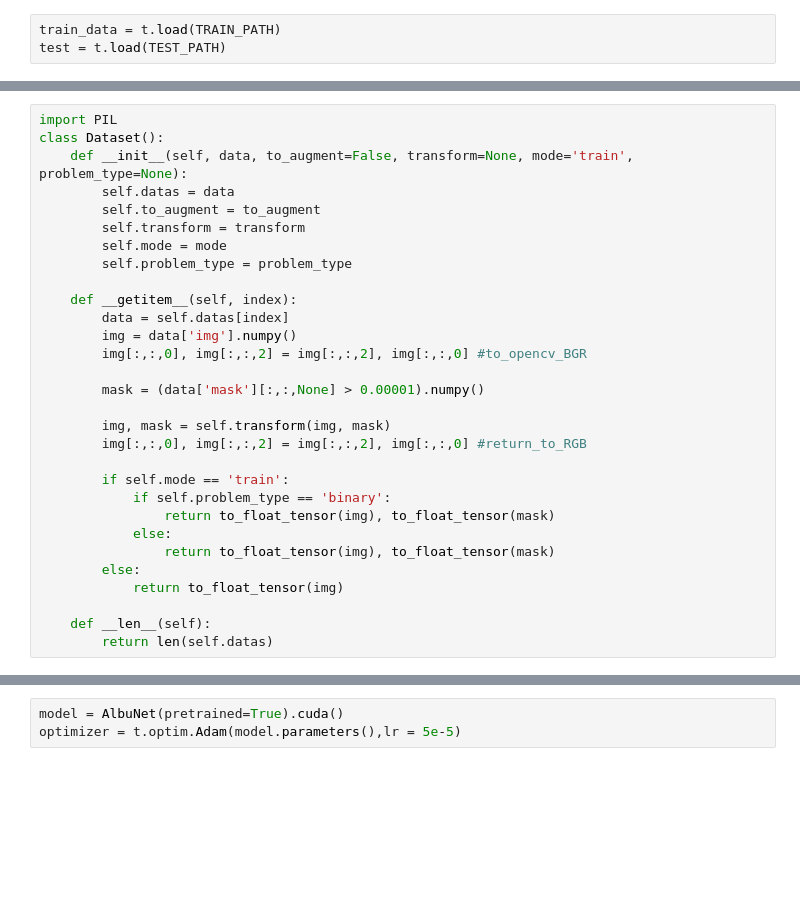
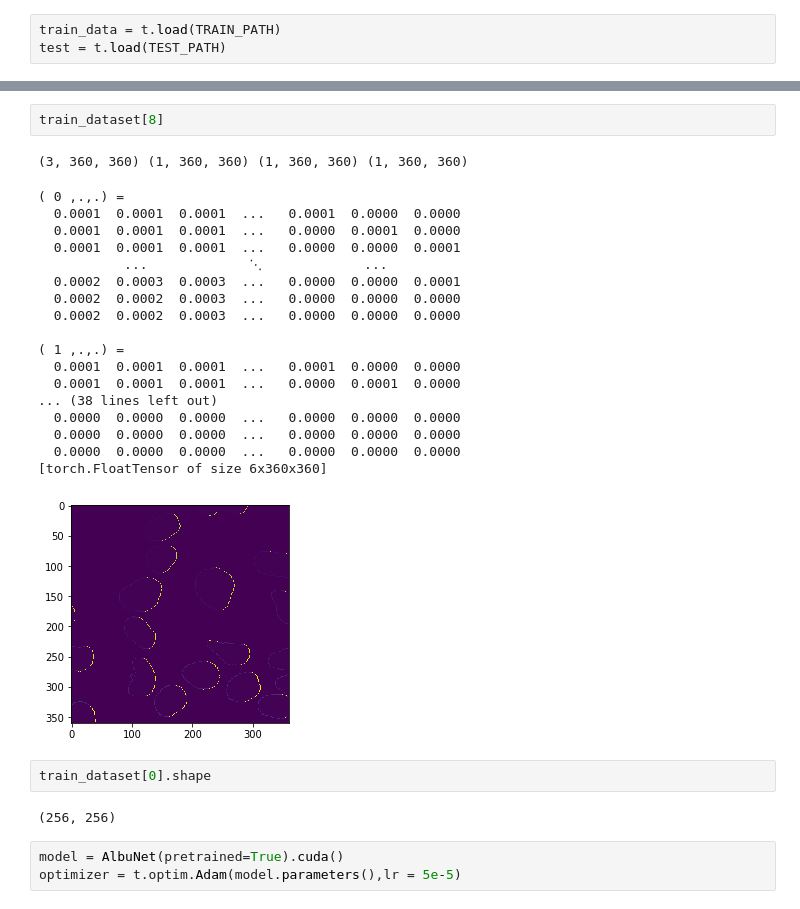
Before and after one commit to stas6626/bowl, a Jupyter notebook: Untitled.ipynb, the cells around one changed output, grey strips where cells are left out. Drawn from its saved outputs; the diff is of its cells as text; blank space fills up the shorter version.

```diff
--- a/Untitled.ipynb
+++ b/Untitled.ipynb
@@ -113,30 +163,0 @@ array([[16., 16., 16., ...,  0.,  0.,  0.],
-# %%
-import PIL
-class Dataset():
-    def __init__(self, data, to_augment=False, transform=None, mode='train', problem_type=None):
-        self.datas = data
-        self.to_augment = to_augment
-        self.transform = transform
-        self.mode = mode
-        self.problem_type = problem_type
-
-    def __getitem__(self, index):
-        data = self.datas[index]
-        img = data['img'].numpy()
-        img[:,:,0], img[:,:,2] = img[:,:,2], img[:,:,0] #to_opencv_BGR
-
-        mask = (data['mask'][:,:,None] > 0.00001).numpy()
-
-        img, mask = self.transform(img, mask)
-        img[:,:,0], img[:,:,2] = img[:,:,2], img[:,:,0] #return_to_RGB
-
-        if self.mode == 'train':
-            if self.problem_type == 'binary':
-                return to_float_tensor(img), to_float_tensor(mask)
-            else:
-                return to_float_tensor(img), to_float_tensor(mask)
-        else:
-            return to_float_tensor(img)
-
-    def __len__(self):
-        return len(self.datas)
@@ -176,3 +303,29 @@ TypeError: 'float' object cannot be interpreted as an integer
+# %%
+train_dataset[8]
+# %% [output]
+(3, 360, 360) (1, 360, 360) (1, 360, 360) (1, 360, 360)
+( 0 ,.,.) =
+  0.0001  0.0001  0.0001  ...   0.0001  0.0000  0.0000
+  0.0001  0.0001  0.0001  ...   0.0000  0.0001  0.0000
+  0.0001  0.0001  0.0001  ...   0.0000  0.0000  0.0001
+           ...             ⋱             ...
+  0.0002  0.0003  0.0003  ...   0.0000  0.0000  0.0001
+  0.0002  0.0002  0.0003  ...   0.0000  0.0000  0.0000
+  0.0002  0.0002  0.0003  ...   0.0000  0.0000  0.0000
+
+( 1 ,.,.) =
+  0.0001  0.0001  0.0001  ...   0.0001  0.0000  0.0000
+  0.0001  0.0001  0.0001  ...   0.0000  0.0001  0.0000
+... (38 lines left out)
+  0.0000  0.0000  0.0000  ...   0.0000  0.0000  0.0000
+  0.0000  0.0000  0.0000  ...   0.0000  0.0000  0.0000
+  0.0000  0.0000  0.0000  ...   0.0000  0.0000  0.0000
+[torch.FloatTensor of size 6x360x360]
+[figure, added]
+# %%
+train_dataset[0].shape
+# %% [output]
+(256, 256)
 # %%
 model = AlbuNet(pretrained=True).cuda()
 optimizer = t.optim.Adam(model.parameters(),lr = 5e-5)
```
Also changed, not shown: parts of 16 cells of this notebook, 1 other file.
